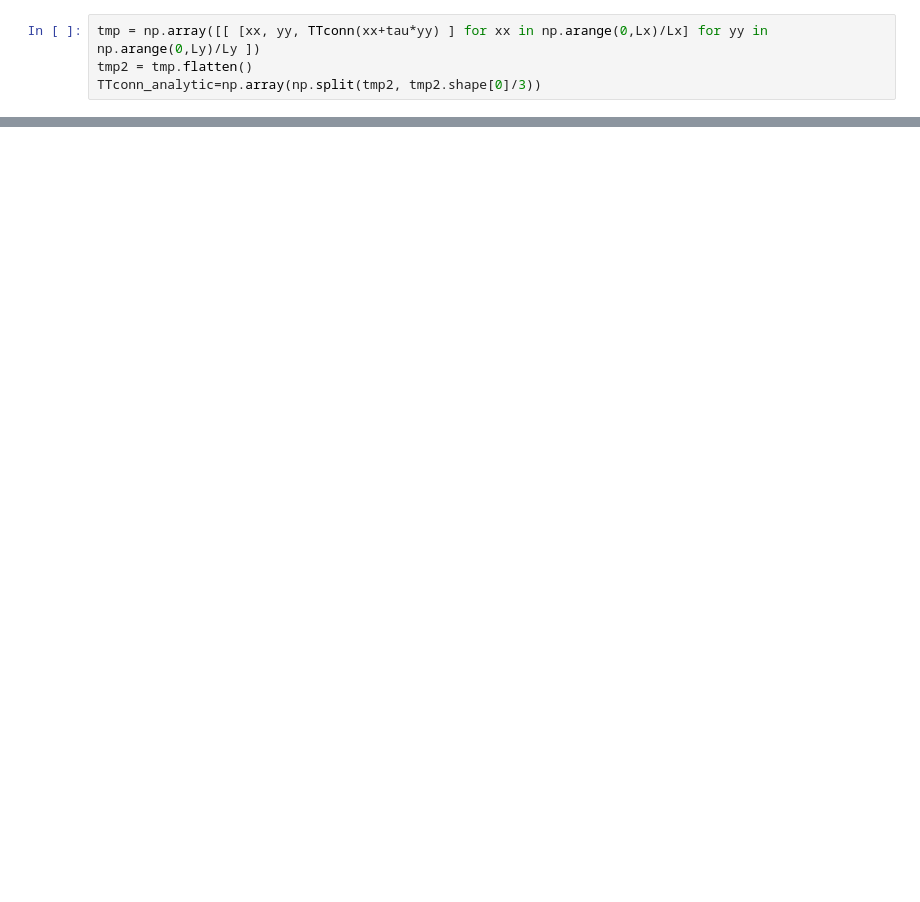
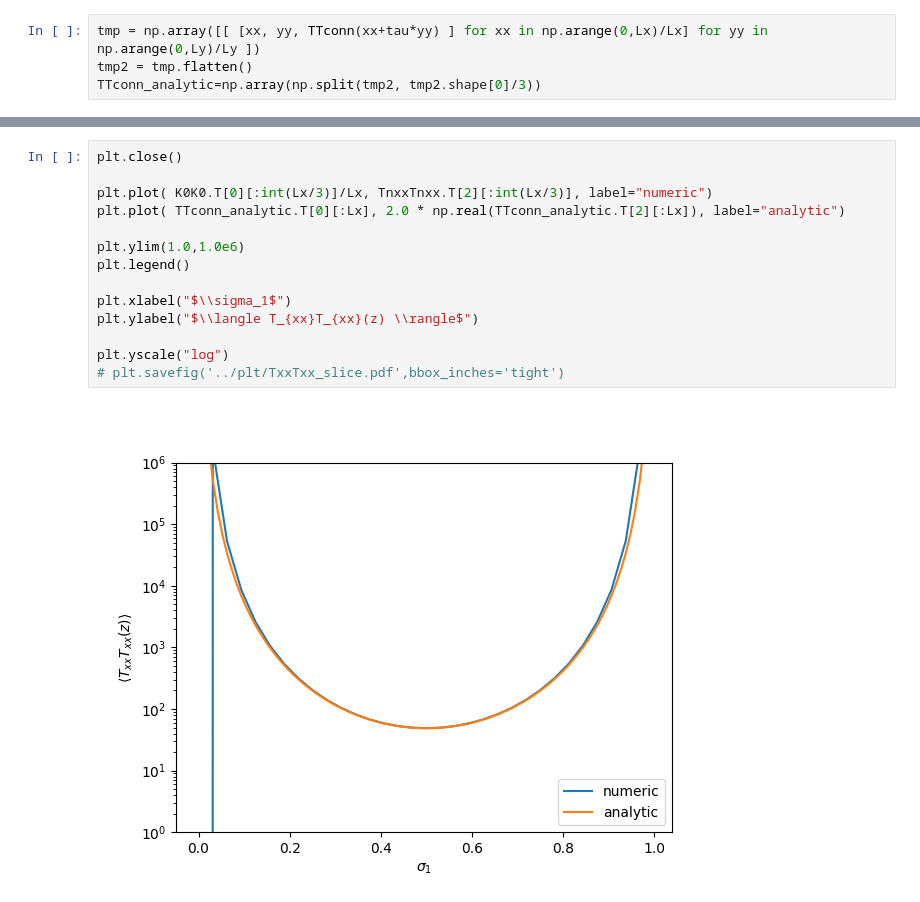
Before and after one commit to nobuyukimatsumoto68/fermion, a Jupyter notebook: analysis/analysis_combined.ipynb, the cells around one changed output, grey strips where cells are left out. Drawn from its saved outputs; the diff is of its cells as text; blank space fills up the shorter version.

```diff
--- a/analysis/analysis_combined.ipynb
+++ b/analysis/analysis_combined.ipynb
@@ -971,3 +1031,19 @@ ax.scatter(K0K0.T[0]/Lx, K0K0.T[1]/Ly, np.log(-np.real(K0K0.T[2])), c='r', marke
+# %%
+plt.close()
+
+plt.plot( K0K0.T[0][:int(Lx/3)]/Lx, TnxxTnxx.T[2][:int(Lx/3)], label="numeric")
+plt.plot( TTconn_analytic.T[0][:Lx], 2.0 * np.real(TTconn_analytic.T[2][:Lx]), label="analytic")
+
+plt.ylim(1.0,1.0e6)
+plt.legend()
+
+plt.xlabel("$\\sigma_1$")
+plt.ylabel("$\\langle T_{xx}T_{xx}(z) \\rangle$")
+
+plt.yscale("log")
+# plt.savefig('../plt/TxxTxx_slice.pdf',bbox_inches='tight')
+# %% [output]
+[figure, added]
 # %%
 plt.close()
 fig = plt.figure(figsize=plt.figaspect(0.5))
```
Also changed, not shown: parts of 54 cells of this notebook, 5 other files.
